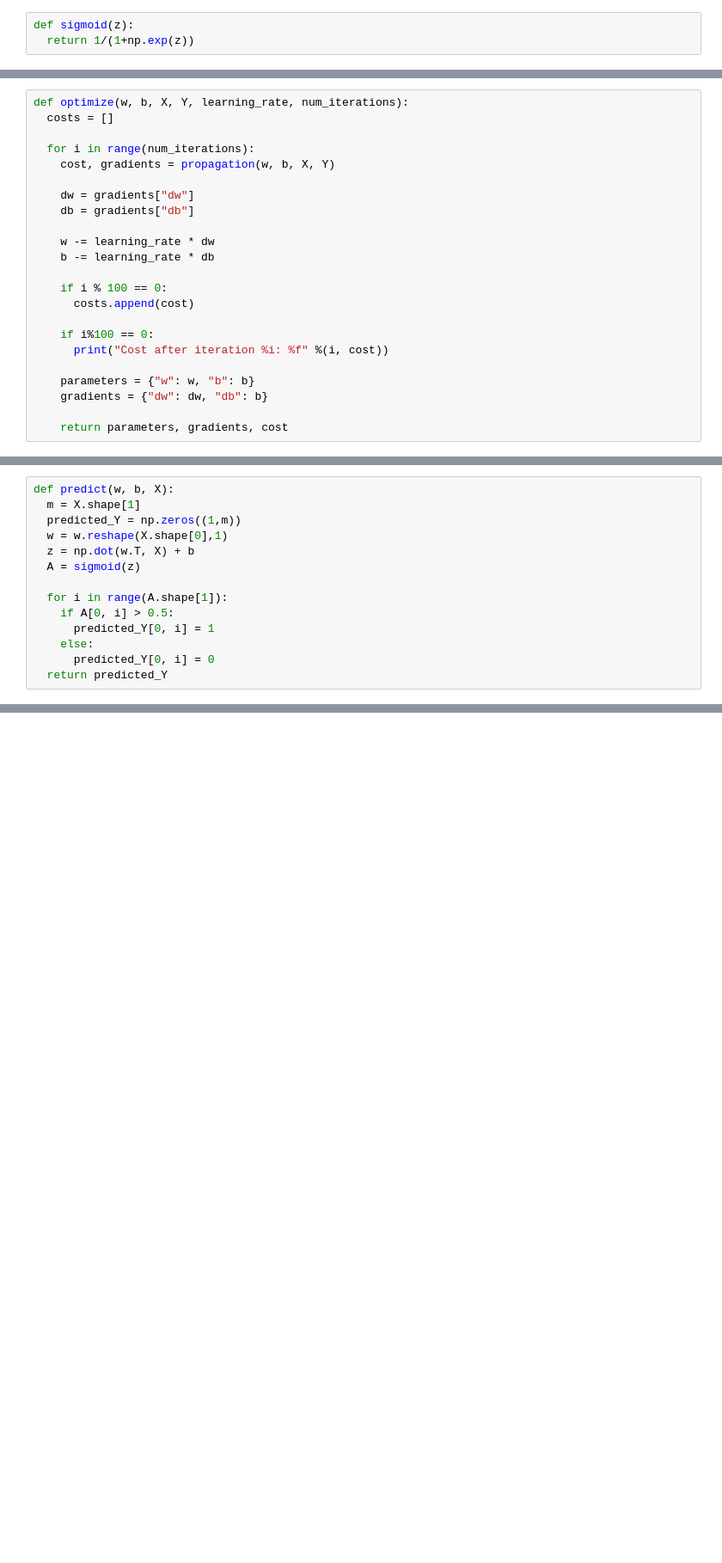
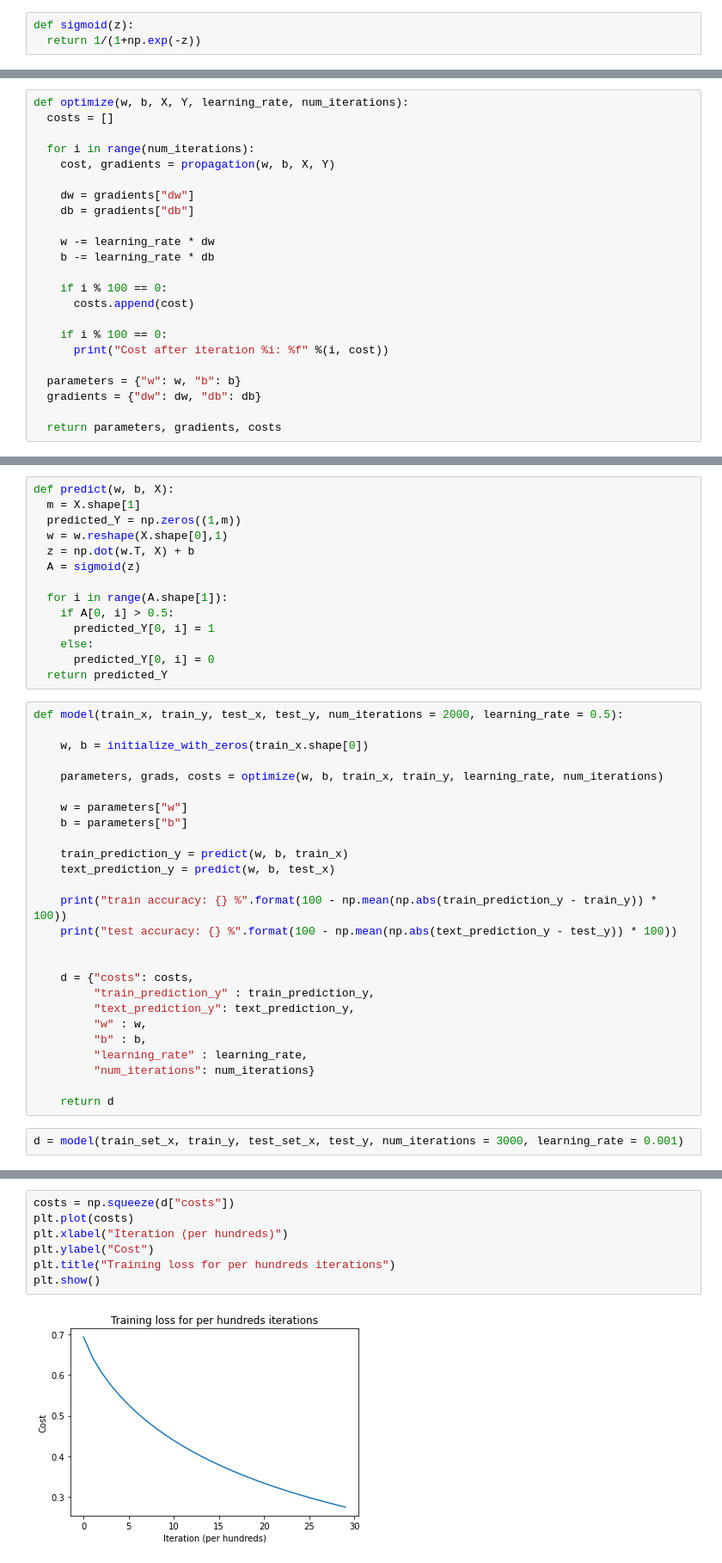
Before and after one commit to shazzad-hasan/machine-learning-from-first-principles, a Jupyter notebook: logistic_regression.ipynb, the cells around one changed output, grey strips where cells are left out. Shown at 86% size. Cells and saved outputs as stored; diff of their text form; blank space fills up the shorter version.

```diff
--- a/logistic_regression.ipynb
+++ b/logistic_regression.ipynb
@@ -103,7 +105,7 @@ sanity check after reshaping: [ 85  84 111  40  42]
 ## Define a model
 # %%
 def sigmoid(z):
-  return 1/(1+np.exp(z))
+  return 1/(1+np.exp(-z))
 # %%
 def initialize_with_zeros(d):
   w = np.zeros((d,1))
@@ -170,13 +148,13 @@ def optimize(w, b, X, Y, learning_rate, num_iterations):
     if i % 100 == 0:
       costs.append(cost)
 
-    if i%100 == 0:
+    if i % 100 == 0:
       print("Cost after iteration %i: %f" %(i, cost))
 
-    parameters = {"w": w, "b": b}
-    gradients = {"dw": dw, "db": b}
+  parameters = {"w": w, "b": b}
+  gradients = {"dw": dw, "db": db}
 
-    return parameters, gradients, cost
+  return parameters, gradients, costs
 # %% [markdown]
 ## Evaluate the performance of our trained model on a test dataset!
 # %%
@@ -193,3 +171,31 @@ def predict(w, b, X):
     else:
       predicted_Y[0, i] = 0
   return predicted_Y
+# %%
+def model(train_x, train_y, test_x, test_y, num_iterations = 2000, learning_rate = 0.5):
+
+    w, b = initialize_with_zeros(train_x.shape[0])
+
+    parameters, grads, costs = optimize(w, b, train_x, train_y, learning_rate, num_iterations)
+
+    w = parameters["w"]
+    b = parameters["b"]
+
+    train_prediction_y = predict(w, b, train_x)
+    text_prediction_y = predict(w, b, test_x)
+
+    print("train accuracy: {} %".format(100 - np.mean(np.abs(train_prediction_y - train_y)) * 100))
+    print("test accuracy: {} %".format(100 - np.mean(np.abs(text_prediction_y - test_y)) * 100))
+
+
+    d = {"costs": costs,
+         "train_prediction_y" : train_prediction_y,
+         "text_prediction_y": text_prediction_y,
+         "w" : w,
+         "b" : b,
+         "learning_rate" : learning_rate,
+         "num_iterations": num_iterations}
+
+    return d
+# %%
+d = model(train_set_x, train_y, test_set_x, test_y, num_iterations = 3000, learning_rate = 0.001)
@@ -195,0 +220,9 @@ def predict(w, b, X):
+# %%
+costs = np.squeeze(d["costs"])
+plt.plot(costs)
+plt.xlabel("Iteration (per hundreds)")
+plt.ylabel("Cost")
+plt.title("Training loss for per hundreds iterations")
+plt.show()
+# %% [output]
+[figure, added]
```
Also changed, not shown: parts of 9 cells of this notebook.
